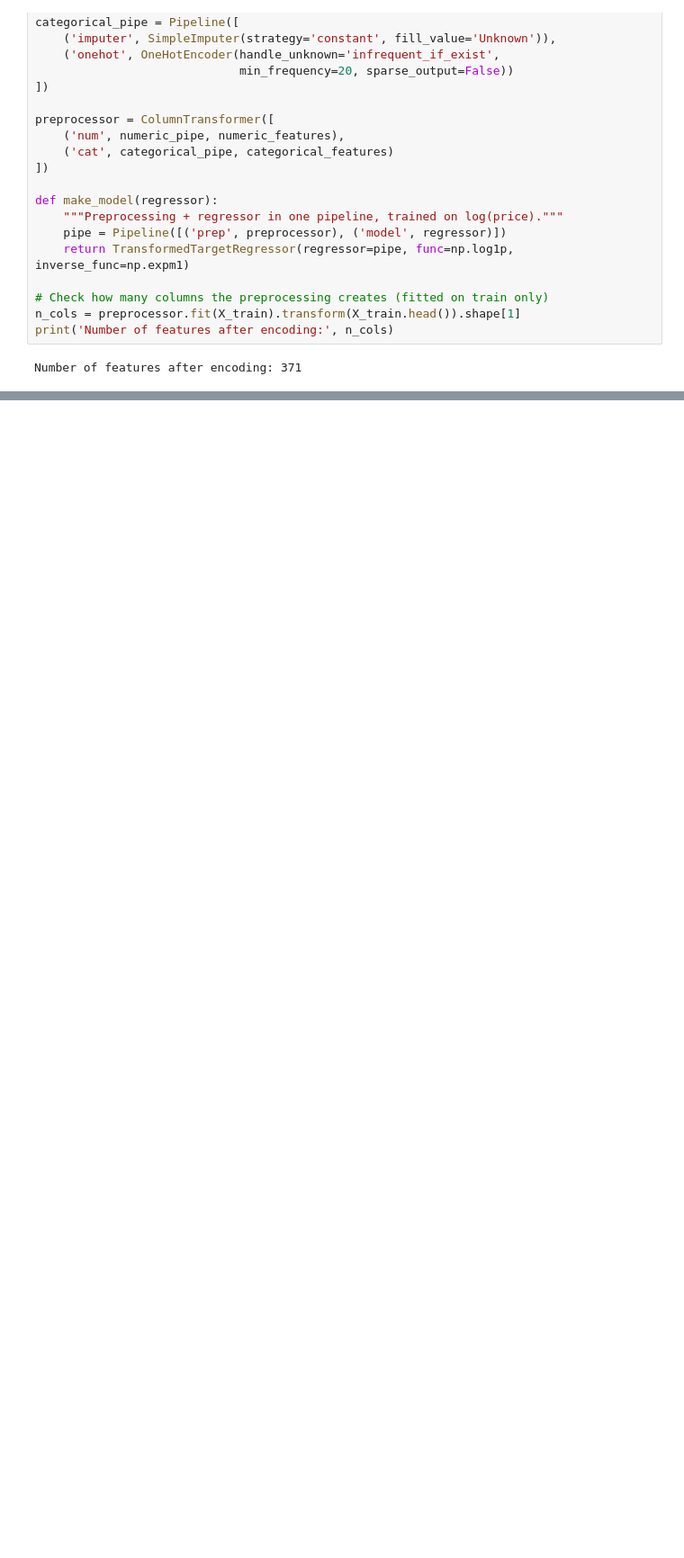
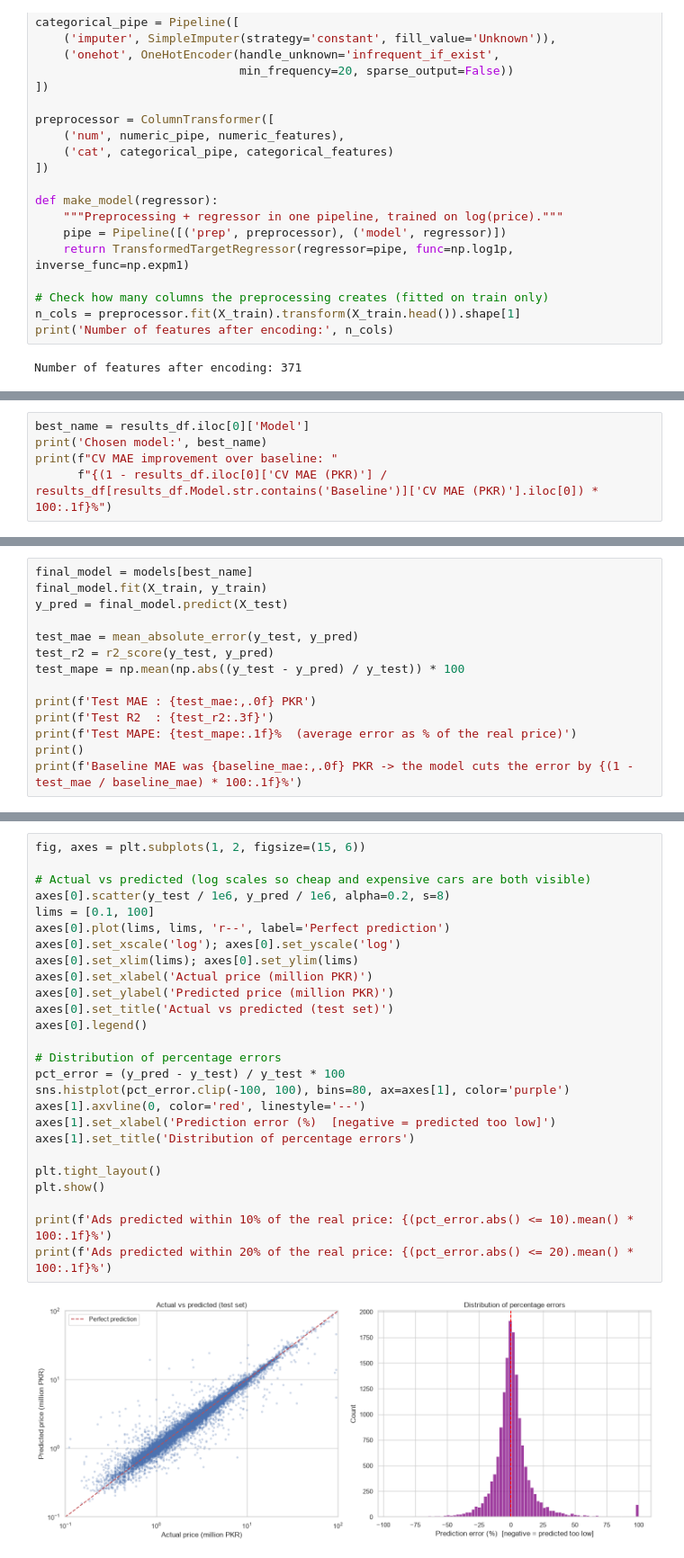
Before and after one commit to saddamkhan11/pakwheels-car-price-prediction, a Jupyter notebook: PakWheels_Price_Prediction.ipynb, the cells around one changed output, grey strips where cells are left out. Shown at 90% size. Saved outputs shown, nothing was run; the diff lists cells and outputs as text; blank space fills up the shorter version.

```diff
--- a/PakWheels_Price_Prediction.ipynb
+++ b/PakWheels_Price_Prediction.ipynb
@@ -391,0 +463,5 @@ Number of features after encoding: 371
+# %%
+best_name = results_df.iloc[0]['Model']
+print('Chosen model:', best_name)
+print(f"CV MAE improvement over baseline: "
+      f"{(1 - results_df.iloc[0]['CV MAE (PKR)'] / results_df[results_df.Model.str.contains('Baseline')]['CV MAE (PKR)'].iloc[0]) * 100:.1f}%")
@@ -391,0 +474,14 @@ Number of features after encoding: 371
+# %%
+final_model = models[best_name]
+final_model.fit(X_train, y_train)
+y_pred = final_model.predict(X_test)
+
+test_mae = mean_absolute_error(y_test, y_pred)
+test_r2 = r2_score(y_test, y_pred)
+test_mape = np.mean(np.abs((y_test - y_pred) / y_test)) * 100
+
+print(f'Test MAE : {test_mae:,.0f} PKR')
+print(f'Test R2  : {test_r2:.3f}')
+print(f'Test MAPE: {test_mape:.1f}%  (average error as % of the real price)')
+print()
+print(f'Baseline MAE was {baseline_mae:,.0f} PKR -> the model cuts the error by {(1 - test_mae / baseline_mae) * 100:.1f}%')
@@ -391,0 +498,28 @@ Number of features after encoding: 371
+# %%
+fig, axes = plt.subplots(1, 2, figsize=(15, 6))
+
+# Actual vs predicted (log scales so cheap and expensive cars are both visible)
+axes[0].scatter(y_test / 1e6, y_pred / 1e6, alpha=0.2, s=8)
+lims = [0.1, 100]
+axes[0].plot(lims, lims, 'r--', label='Perfect prediction')
+axes[0].set_xscale('log'); axes[0].set_yscale('log')
+axes[0].set_xlim(lims); axes[0].set_ylim(lims)
+axes[0].set_xlabel('Actual price (million PKR)')
+axes[0].set_ylabel('Predicted price (million PKR)')
+axes[0].set_title('Actual vs predicted (test set)')
+axes[0].legend()
+
+# Distribution of percentage errors
+pct_error = (y_pred - y_test) / y_test * 100
+sns.histplot(pct_error.clip(-100, 100), bins=80, ax=axes[1], color='purple')
+axes[1].axvline(0, color='red', linestyle='--')
+axes[1].set_xlabel('Prediction error (%)  [negative = predicted too low]')
+axes[1].set_title('Distribution of percentage errors')
+
+plt.tight_layout()
+plt.show()
+
+print(f'Ads predicted within 10% of the real price: {(pct_error.abs() <= 10).mean() * 100:.1f}%')
+print(f'Ads predicted within 20% of the real price: {(pct_error.abs() <= 20).mean() * 100:.1f}%')
+# %% [output]
+[figure, added]
```
Also changed, not shown: parts of 22 cells of this notebook.
